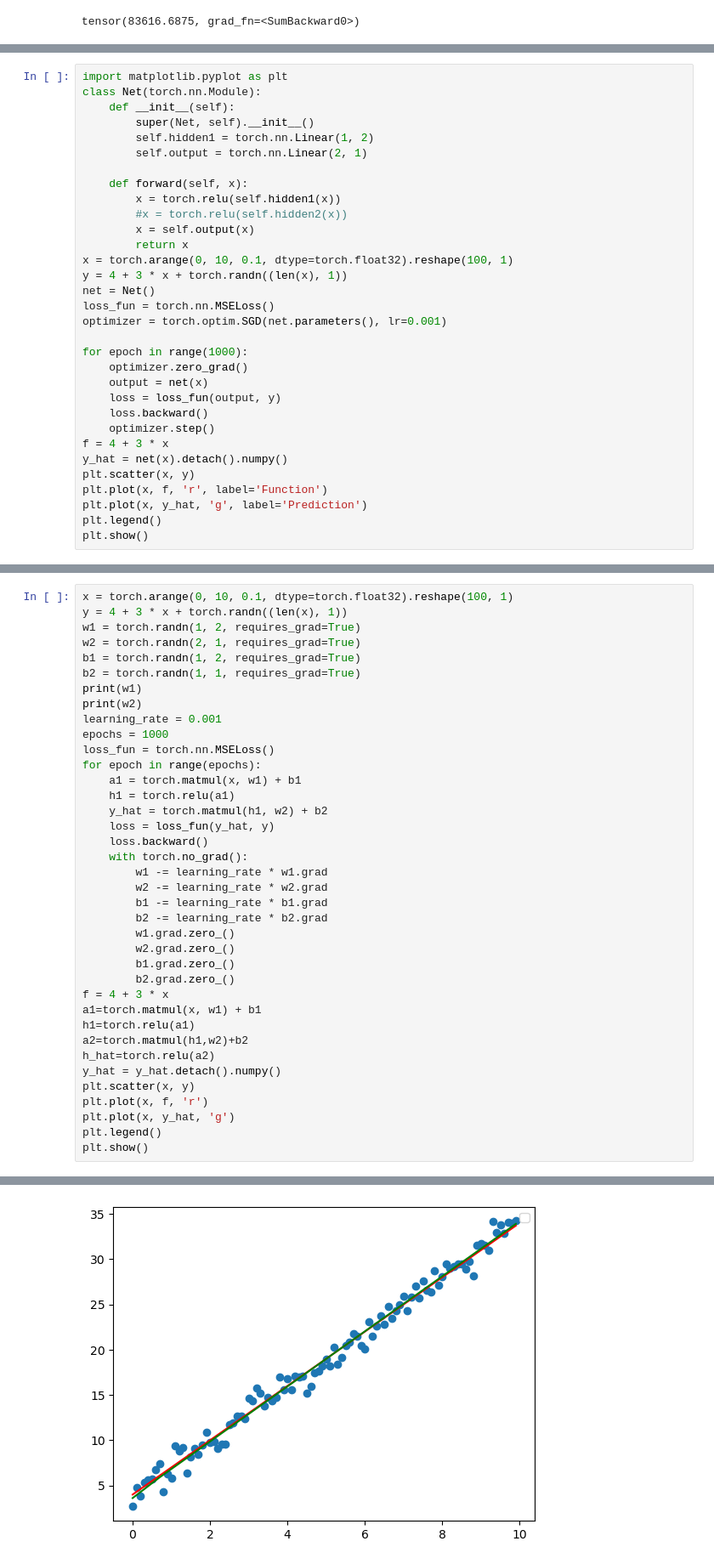
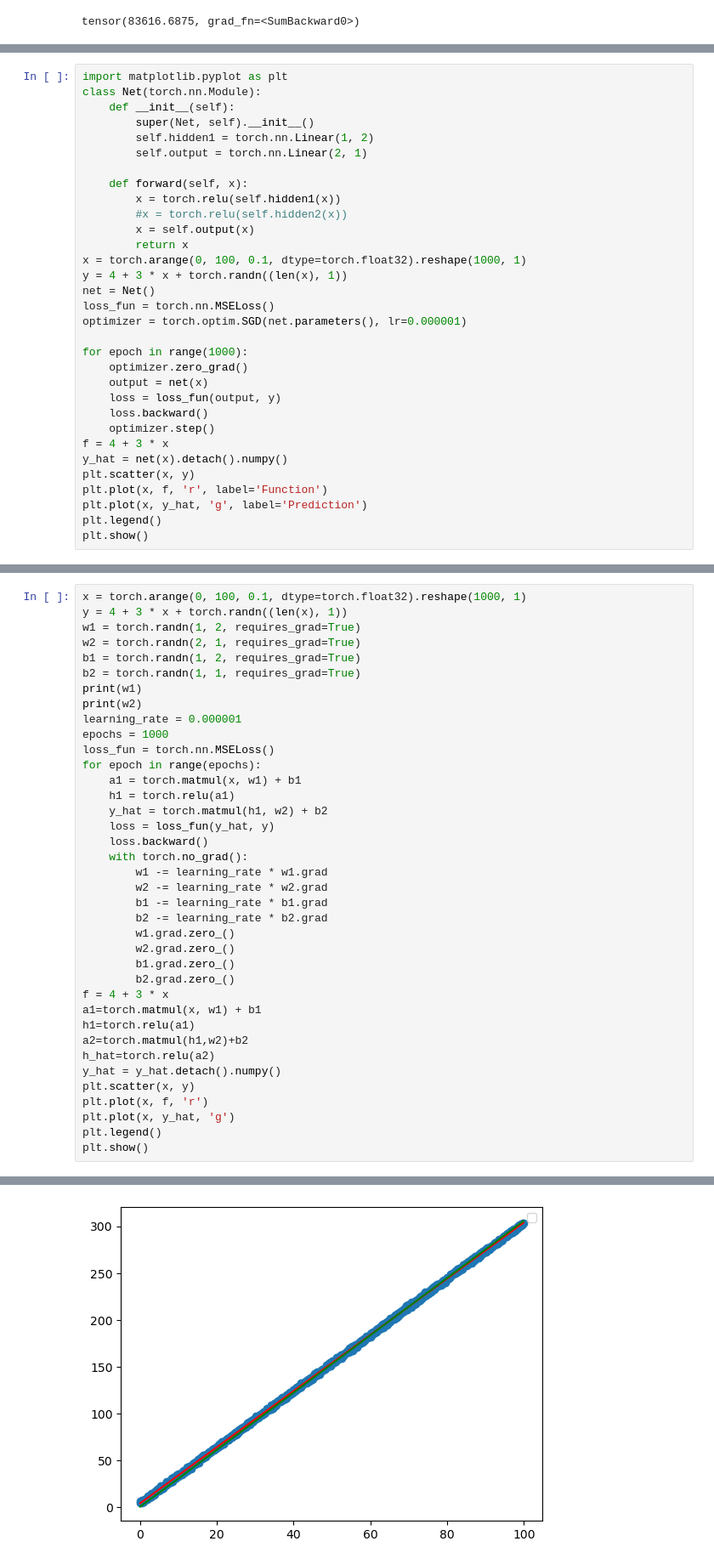
Before and after one commit to rishabh-mondal/hard_code_torch, a Jupyter notebook: version_1.ipynb, the cells around one changed output, grey strips where cells are left out. Shown at 85% size. Cells and saved outputs as stored; diff of their text form.

```diff
--- a/version_1.ipynb
+++ b/version_1.ipynb
@@ -91,11 +91,11 @@ class Net(torch.nn.Module):
         #x = torch.relu(self.hidden2(x))
         x = self.output(x)
         return x
-x = torch.arange(0, 10, 0.1, dtype=torch.float32).reshape(100, 1)
+x = torch.arange(0, 100, 0.1, dtype=torch.float32).reshape(1000, 1)
 y = 4 + 3 * x + torch.randn((len(x), 1))
 net = Net()
 loss_fun = torch.nn.MSELoss()
-optimizer = torch.optim.SGD(net.parameters(), lr=0.001)
+optimizer = torch.optim.SGD(net.parameters(), lr=0.000001)
 
 for epoch in range(1000):
     optimizer.zero_grad()
@@ -115,5 +115,5 @@ plt.show()
 # %%
-x = torch.arange(0, 10, 0.1, dtype=torch.float32).reshape(100, 1)
+x = torch.arange(0, 100, 0.1, dtype=torch.float32).reshape(1000, 1)
 y = 4 + 3 * x + torch.randn((len(x), 1))
 w1 = torch.randn(1, 2, requires_grad=True)
 w2 = torch.randn(2, 1, requires_grad=True)
@@ -121,7 +121,7 @@ b1 = torch.randn(1, 2, requires_grad=True)
 b2 = torch.randn(1, 1, requires_grad=True)
 print(w1)
 print(w2)
-learning_rate = 0.001
+learning_rate = 0.000001
 epochs = 1000
 loss_fun = torch.nn.MSELoss()
 for epoch in range(epochs):
@@ -157,2 +157,2 @@ tensor([[-0.4403],
 No artists with labels found to put in legend.  Note that artists whose label start with an underscore are ignored when legend() is called with no argument.
-[figure, old version]
+[figure, new version]
```
Also changed, not shown: parts of 3 cells of this notebook.
